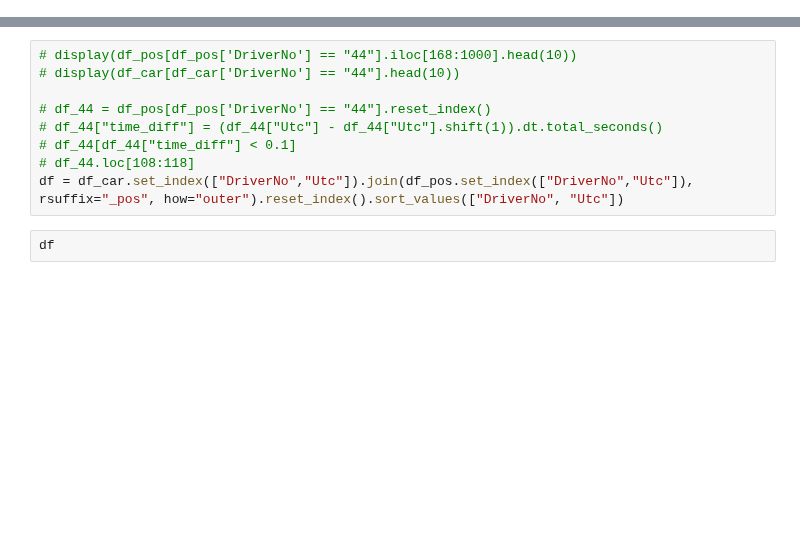
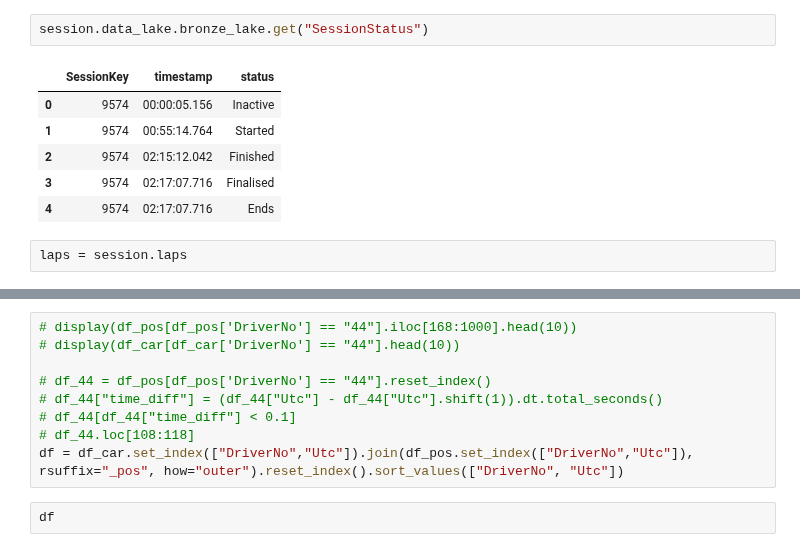
Before and after one commit to GoktugOcal/LiveF1, a Jupyter notebook: test.ipynb, the cells around one changed output, grey strips where cells are left out. Drawn from its saved outputs; the diff is of its cells as text; blank space fills up the shorter version.

```diff
--- a/test.ipynb
+++ b/test.ipynb
@@ -55,3 +42,14 @@ res.value
+# %%
+session.data_lake.bronze_lake.get("SessionStatus")
+# %% [output]
+|  | SessionKey | timestamp | status |
+| 0 | 9574 | 00:00:05.156 | Inactive |
+| 1 | 9574 | 00:55:14.764 | Started |
+| 2 | 9574 | 02:15:12.042 | Finished |
+| 3 | 9574 | 02:17:07.716 | Finalised |
+| 4 | 9574 | 02:17:07.716 | Ends |
+# %%
+laps = session.laps
 # %%
 res = session.get_data(dataName="Position")
 df_pos = pd.DataFrame(res.value)
```
Also changed, not shown: parts of 10 cells of this notebook, 7 other files.
